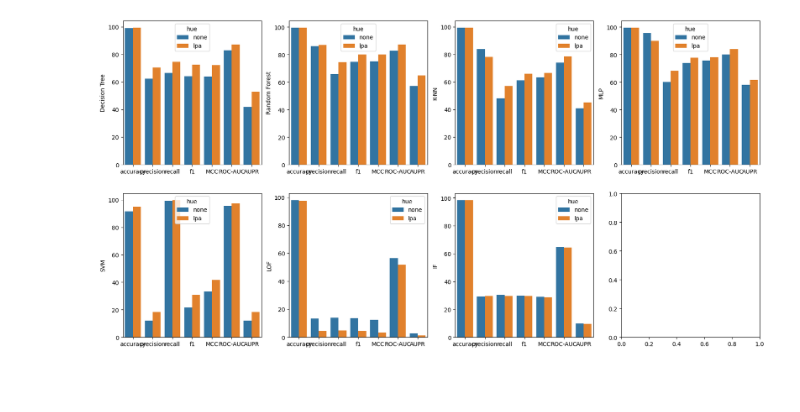
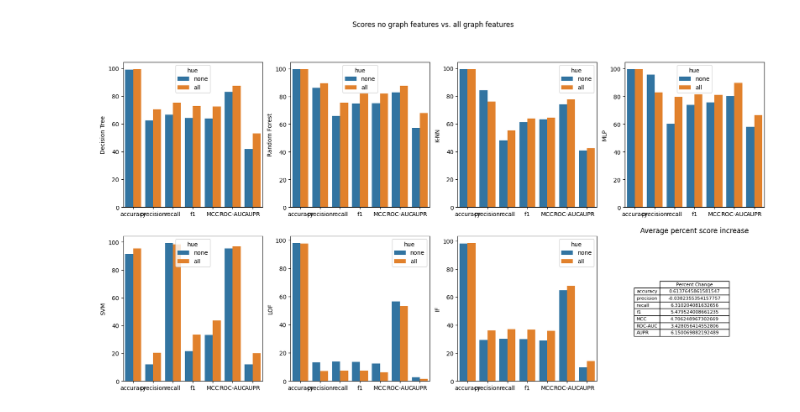
Before and after one commit to Mjh9122/fraud_detection, a Jupyter notebook: run2/score_breakdown.ipynb, the cells around one changed output. Saved outputs shown, nothing was run; the diff lists cells and outputs as text; code cells hidden in the pictures; blank space fills up the shorter version.

```diff
--- a/run2/score_breakdown.ipynb
+++ b/run2/score_breakdown.ipynb
@@ -20,5 +33,5 @@ FileNotFoundError: [Errno 2] No such file or directory: '../scores/scores_all.cs
 # %%
-def plot_scores(first, second):
+def plot_scores(first, second, change, title):
     df = pd.concat([first, second], axis = 0)
     fig, axs = plt.subplots(2, 4, figsize=(20, 10))
     sns.barplot(data=df, x=df.index, y='Decision Tree', hue='hue', ax=axs[0, 0])
@@ -28,4 +41,8 @@ def plot_scores(first, second):
     sns.barplot(data=df, x=df.index, y='SVM', hue='hue', ax=axs[1, 0])
     sns.barplot(data=df, x=df.index, y='LOF', hue='hue', ax=axs[1, 1])
     sns.barplot(data=df, x=df.index, y='IF', hue='hue', ax=axs[1, 2])
+    axs[1, 3].axis('off')
+    axs[1, 3].table(cellText = np.array([change.values]).T, rowLabels = change.index, colLabels = ['Percent Change'], loc='center', cellLoc='center', colWidths=[.5])
+    plt.title('Average percent score increase')
+    plt.suptitle(title)
     plt.show()
@@ -44,4 +49,4 @@ plot_scores(none_scores, page_scores)
-# %%
-plot_scores(none_scores, lpa_scores)
-# %% [output]
-[figure, removed]
+# %%
+plot_scores(none_scores, all_scores, all_score_change, 'Scores no graph features vs. all graph features')
+# %% [output]
+[figure, added]
```
Also changed, not shown: parts of 10 cells of this notebook, 17 other files.
